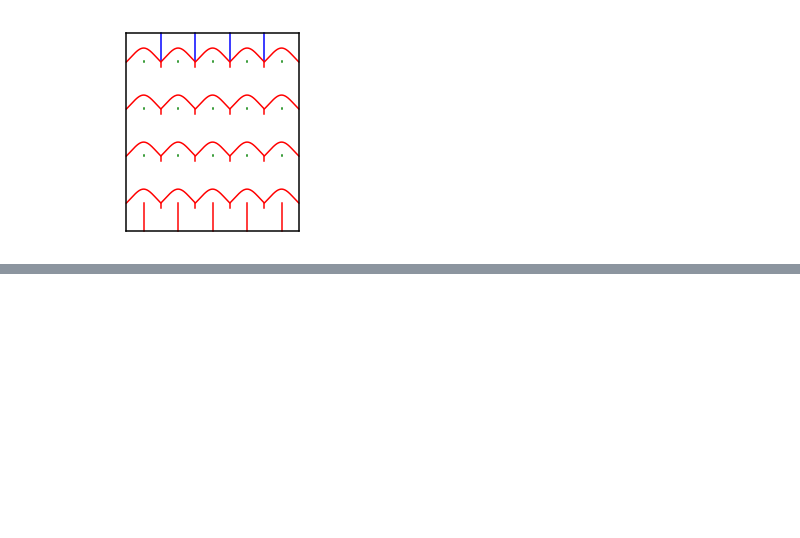
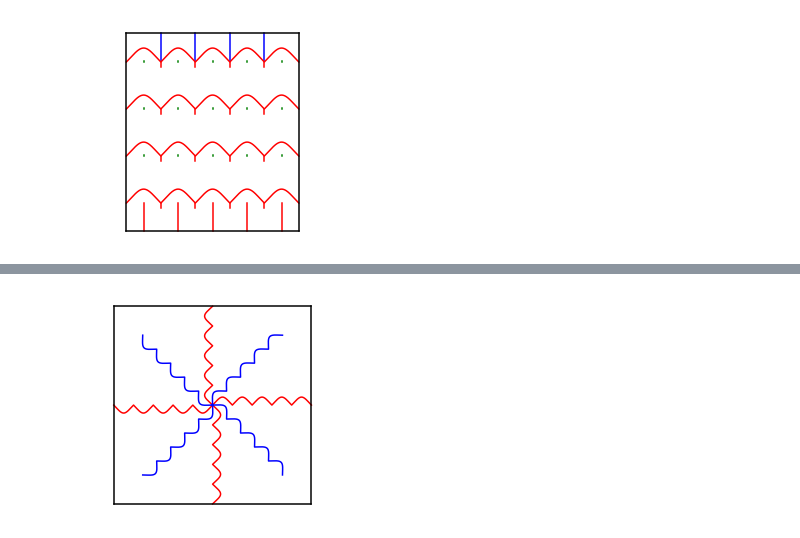
Before and after one commit to eleciawhite/origami, a Jupyter notebook: LukashevaCurved/KateTess.ipynb, the cells around one changed output, grey strips where cells are left out. Cells and saved outputs as stored; diff of their text form; code cells hidden in the pictures; blank space fills up the shorter version.

Commit message:
Added rotation and started exploring with rigid foldable

```diff
--- a/LukashevaCurved/KateTess.ipynb
+++ b/LukashevaCurved/KateTess.ipynb
@@ -599,3 +568,30 @@ ax = plt.axis()
 [interactive output not drawn]
 [interactive output not drawn]
 [figure]
+# %%
+# Added rotation of a signal to do the leaves in Curved Origami book...
+# This rotates one section at a time (and needs an x or x0 so the lines)
+# don't try to connect
+# This is new and hasn't been well tested
+# only works with A and U inputs
+
+def rotate_snip(snip="A A", angle=-45, cr = None):
+  pattern = ""
+  total_angle = 0
+  if cr is None:
+    cr = sum(map(str.isalpha, snip)) * np.cos(np.deg2rad(angle))
+  cr = str(round(cr, 2))
+  while (total_angle < 360):
+    pattern += snip + " r" + str(angle) + " x-" + cr + " "
+    total_angle += abs(angle)
+  return pattern
+
+
+name = "rotxAAAAA8"
+pattern =  [
+    "red " + rotate_snip("A A A A A" , 90) + " h0",
+    "blue " + rotate_snip("A A A A A", 90) + "r45 h0",
+]
+
+interpret_tess(name, pattern, cvs, True)
+# %% [output]
@@ -601,0 +600 @@ ax = plt.axis()
+[figure, added]
```
Also changed, not shown: parts of 16 cells of this notebook.
